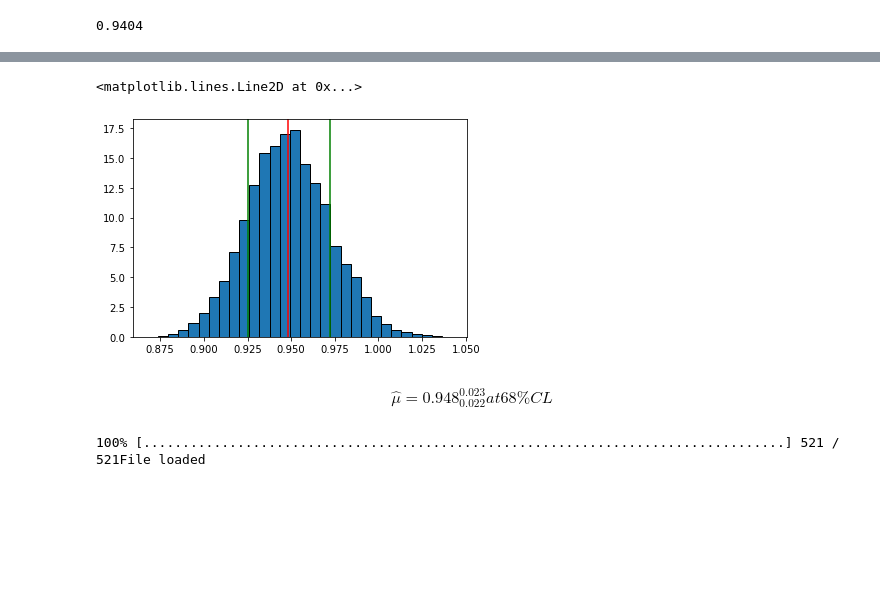
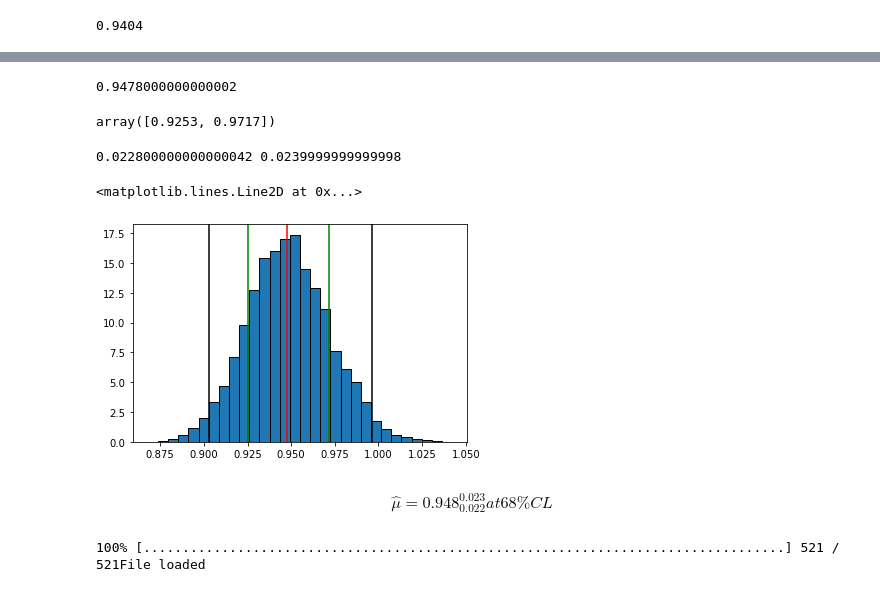
Before and after one commit to psalazarg02/MetodosComputacionales20222, a Jupyter notebook: Week8/IncertidumbreMinimosCuadrados.ipynb, the cells around one changed output, grey strips where cells are left out. Cells and saved outputs as stored; diff of their text form; code cells hidden in the pictures; blank space fills up the shorter version.

```diff
--- a/Week8/IncertidumbreMinimosCuadrados.ipynb
+++ b/Week8/IncertidumbreMinimosCuadrados.ipynb
@@ -55,10 +39,10 @@ print(errorinf,errorsup)
-# %%
-plt.hist(Mean_Dist, bins=30, density=True, ec='k')
-plt.axvline(x=mean,color='r')
-plt.axvline(x=q1[0],color='g')
-plt.axvline(x=q1[1],color='g')
-# %% [output]
-<matplotlib.lines.Line2D at 0x...>
-[figure, removed]
-# %% [markdown]
-$$ \hat{\mu} = 0.948_{0.022}^{0.023}  at 68\% CL $$
+# %%
+mean = np.percentile(Mean_Dist,50)
+print(mean)
+q1 = np.quantile( a = Mean_Dist, q=[0.16,0.84] )
+q2 = np.quantile( a = Mean_Dist, q=[0.023,0.977] )
+
+q1
+# %% [output]
+0.9478000000000002
+array([0.9253, 0.9717])
@@ -65,3 +51,21 @@ $$ \hat{\mu} = 0.948_{0.022}^{0.023}  at 68\% CL $$
+# %%
+errorinf = mean-q1[0]
+errorsup = q1[1] - mean
+print(errorinf,errorsup)
+# %% [output]
+0.022800000000000042 0.0239999999999998
+# %%
+plt.hist(Mean_Dist, bins=30, density=True, ec='k')
+plt.axvline(x=mean,color='r')
+plt.axvline(x=q1[0],color='g')
+plt.axvline(x=q1[1],color='g')
+plt.axvline(x=q2[0],color='k')
+plt.axvline(x=q2[1],color='k')
+# %% [output]
+<matplotlib.lines.Line2D at 0x...>
+[figure, added]
+# %% [markdown]
+$$ \hat{\mu} = 0.948_{0.022}^{0.023}  at 68\% CL $$
 # %%
 # Descargamos data
 if not path.exists('Data'):
```
Also changed, not shown: parts of 10 cells of this notebook.
